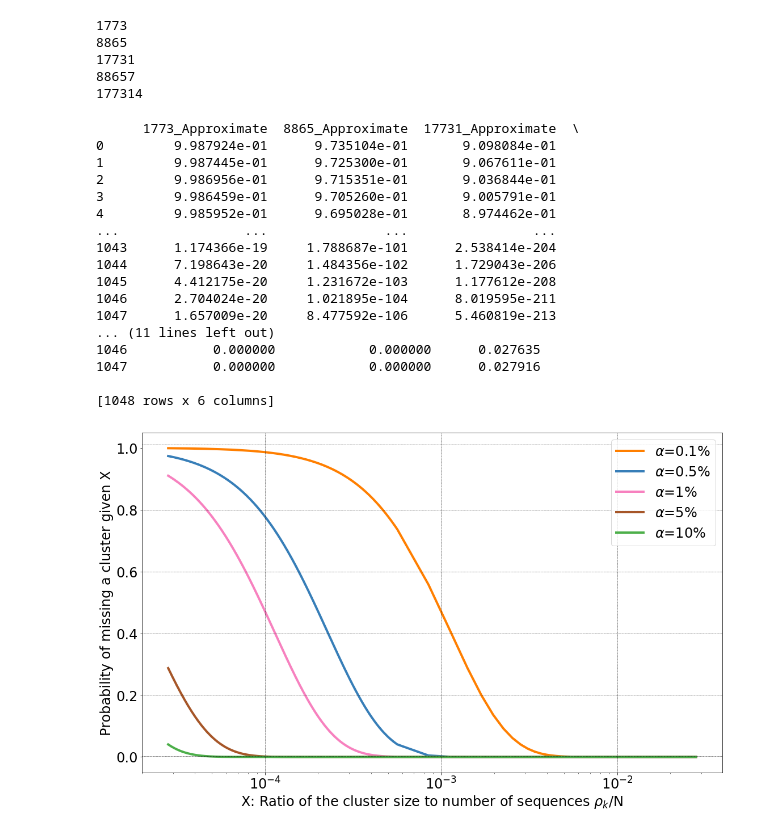
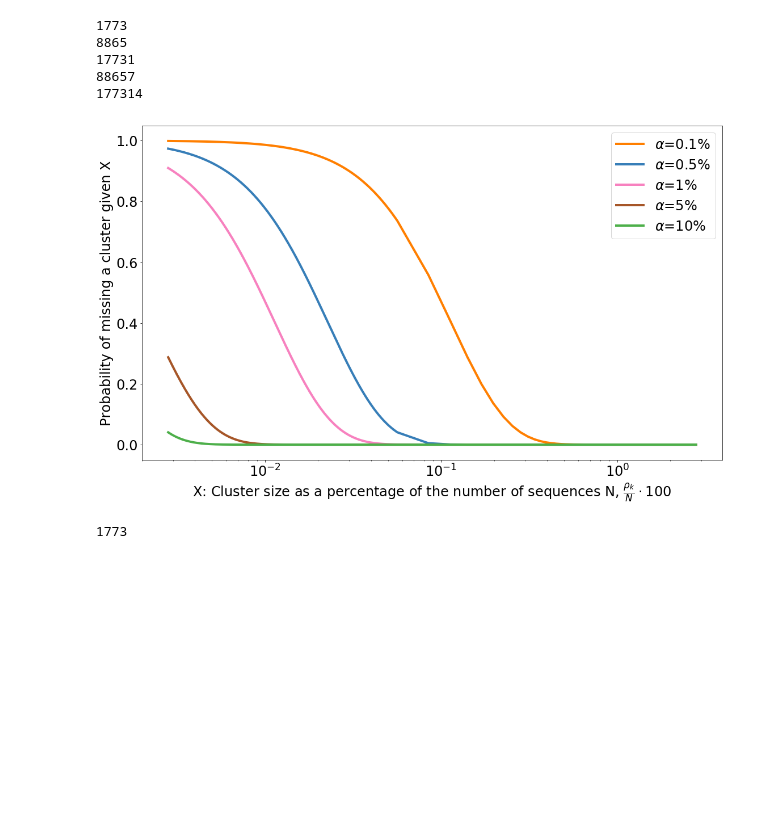
Before and after one commit to hsmurali/SCRAPT, a Jupyter notebook: Experiments/Compare_Probabilities_Iterative_Clustering.ipynb, the cells around one changed output. Drawn from its saved outputs; the diff is of its cells as text; code cells hidden in the pictures; blank space fills up the shorter version.

```diff
--- a/Experiments/Compare_Probabilities_Iterative_Clustering.ipynb
+++ b/Experiments/Compare_Probabilities_Iterative_Clustering.ipynb
@@ -29,8 +29,8 @@ def Return_Singleton_Prob(N, n, k):
     n2 = log_binomial(N, n)
     return exp(n1-n2)
 
-def Return_Approximate_Prob(N, k, n):
-    return exp(-k*n/N)*(1+(k*n/N)*exp(k/N))
+def Return_Approximate_Prob(N, k, n, m):
+    return exp(-k*n/N)*(1+(k*n/N)*exp(k*m/N))
 # %%
 N = 1773145
 alpha = [0.1,0.5,1,5,10]
@@ -43,7 +43,7 @@ for i in range(len(alpha)):
     print(s)
     m = []
     for k in list(range(50,1000,1))+list(range(1000, 50000, 500)):
-        b = Return_Approximate_Prob(N, k, s)
+        b = Return_Approximate_Prob(N, k, s, 1)
         #a = Return_Actual_Prob(N, k, s)
         approximate.append(b)
         #actual.append(a)
@@ -54,8 +54,7 @@ for i in range(len(alpha)):
     df[str(s)+'_Approximate'] = approximate
     #df[str(s)+'_Actual'] = actual
     df_m[str(s)+'_Cluster_Size'] = m
-df['Cluster_Size'] = np.array(list(range(50,1000,1))+list(range(1000, 50000, 500)))/N
-df_m['Cluster_Size'] = list(range(50,1000,1))+list(range(1000, 50000, 500))
+df['Cluster_Size'] = np.array(list(range(50,1000,1))+list(range(1000, 50000, 500)))/N*100.0
 # %% [output]
 1773
 8865
@@ -63,52 +62,44 @@ df_m['Cluster_Size'] = list(range(50,1000,1))+list(range(1000, 50000, 500))
 88657
 177314
 # %%
-#df = df[df['Cluster_Size'] >= 5 ]
-print(df)
 plt.rcParams.update(rcParams)
 fig, ax = plt.subplots(1,1,figsize = (16,10))
 colors = ['#ff7f00','#377eb8','#f781bf', '#a65628', '#4daf4a']
 for i in range(len(alpha)):
     s = int(alpha[i]*N/100.0)
-    #df.plot('Cluster_Size', str(s)+'_Actual', linewidth=2, color = colors[i], linestyle = '--', ax = ax,
-    #        label = '')
     df.plot('Cluster_Size', str(s)+'_Approximate', linewidth=4, color = colors[i],
             ax = ax,label = r'$\alpha$='+str(alpha[i])+'%')
-#ax.plot([0,0],[0,0], line = )
 ax.legend()
-ax.set_xlabel(r'X: Ratio of the cluster size to number of sequences $\rho_k$/N')
+ax.set_xlabel(r'X: Cluster size as a percentage of the number of sequences N, $\frac{\rho_k}{N}\cdot 100$')
 ax.set_ylabel('Probability of missing a cluster given X')
 ax.set_xscale('log')
 fig.tight_layout()
-ax.axvline(10**-4, color = 'black', linestyle = '--', linewidth = 0.5)
-ax.axvline(10**-3, color = 'black', linestyle = '--', linewidth = 0.5)
-ax.axvline(10**-2, color = 'black', linestyle = '--', linewidth = 0.5)
-
-ax.axhline(0.002, color = 'black', linestyle = '--', linewidth = 0.5)
-ax.axhline(0.2, color = 'black', linestyle = '--', linewidth = 0.5)
-ax.axhline(0.4, color = 'black', linestyle = '--', linewidth = 0.5)
-ax.axhline(0.6, color = 'black', linestyle = '--', linewidth = 0.5)
-ax.axhline(0.8, color = 'black', linestyle = '--', linewidth = 0.5)
-ax.axhline(1.01, color = 'black', linestyle = '--', linewidth = 0.5)
-
 
 fig.savefig('../../Plots/Iterative_Clustering/Probability_Missing_Cluster.pdf')
 # %% [output]
-      1773_Approximate  8865_Approximate  17731_Approximate  \
-0         9.987924e-01      9.735104e-01       9.098084e-01
-1         9.987445e-01      9.725300e-01       9.067611e-01
-2         9.986956e-01      9.715351e-01       9.036844e-01
-3         9.986459e-01      9.705260e-01       9.005791e-01
-4         9.985952e-01      9.695028e-01       8.974462e-01
-...                ...               ...                ...
-1043      1.174366e-19     1.788687e-101      2.538414e-204
-1044      7.198643e-20     1.484356e-102      1.729043e-206
-1045      4.412175e-20     1.231672e-103      1.177612e-208
-1046      2.704024e-20     1.021895e-104      8.019595e-211
-1047      1.657009e-20     8.477592e-106      5.460819e-213
-... (11 lines left out)
-1046           0.000000            0.000000      0.027635
-1047           0.000000            0.000000      0.027916
-
-[1048 rows x 6 columns]
-[figure, old version]
+[figure, new version]
+# %%
+N = 1773145
+alpha = [0.1]#,0.5,1,5,10]
+m = np.arange(10, 50000,10)
+
+df = pd.DataFrame()
+
+ep = 0.99999
+for i in range(len(alpha)):
+    s = int(alpha[i]*N/100.0)
+    print(s)
+    for k in [10, 50, 100, 1000, 10000, 40000]:
+        approximate = []
+        for j in m:
+            if(j*k<N):
+                b = Return_Approximate_Prob(N, k, s, 1)
+                if(b>1):
+                    b=1
+                approximate.append(b**j)
+            else:
+                approximate.append(np.nan)
+        df[r'$\frac{\rho_1}{N}\cdot 100$='+str(round(k/N*100, 3))] = approximate
+df['Num_Clusters'] = m
+# %% [output]
+1773
```
Also changed, not shown: parts of 2 cells of this notebook, 56 other files.
